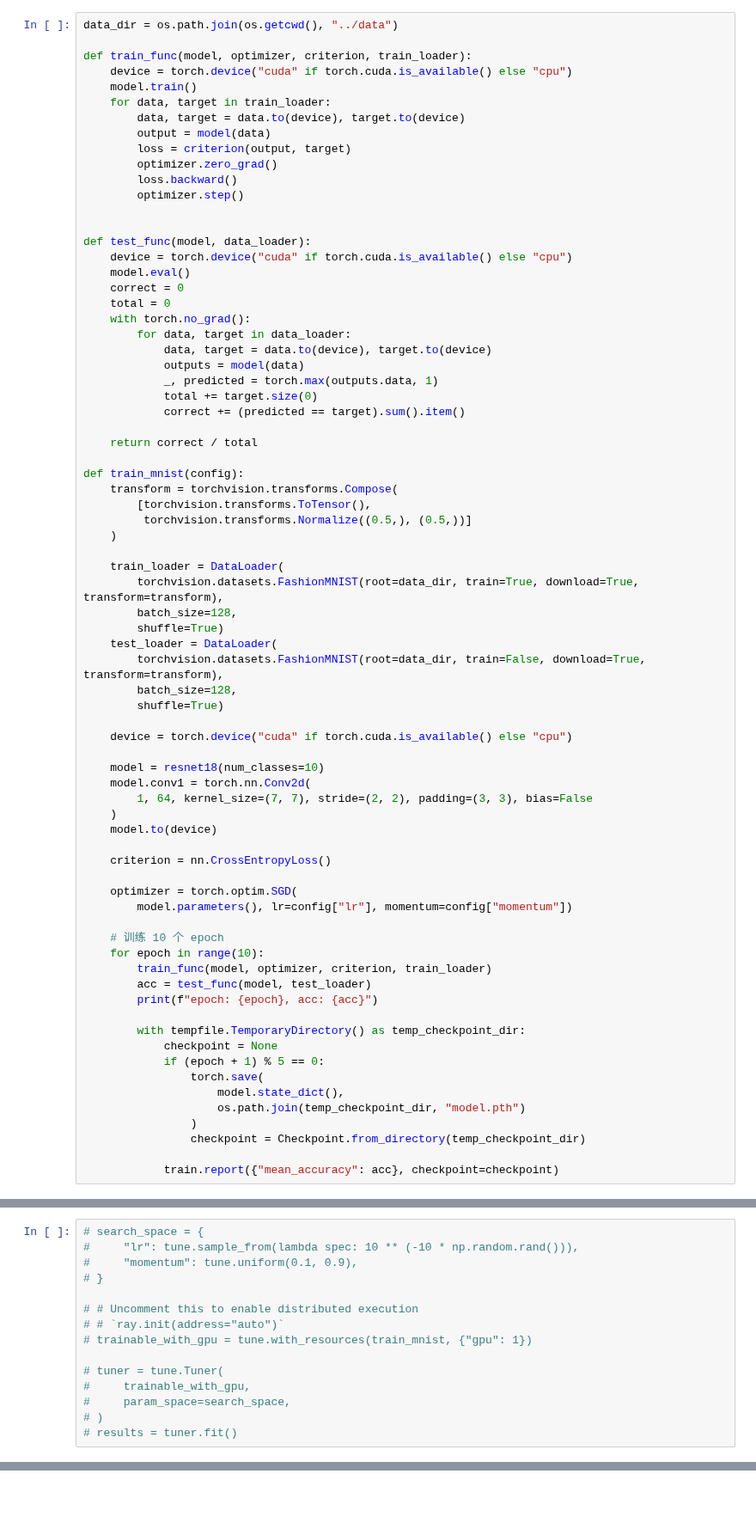
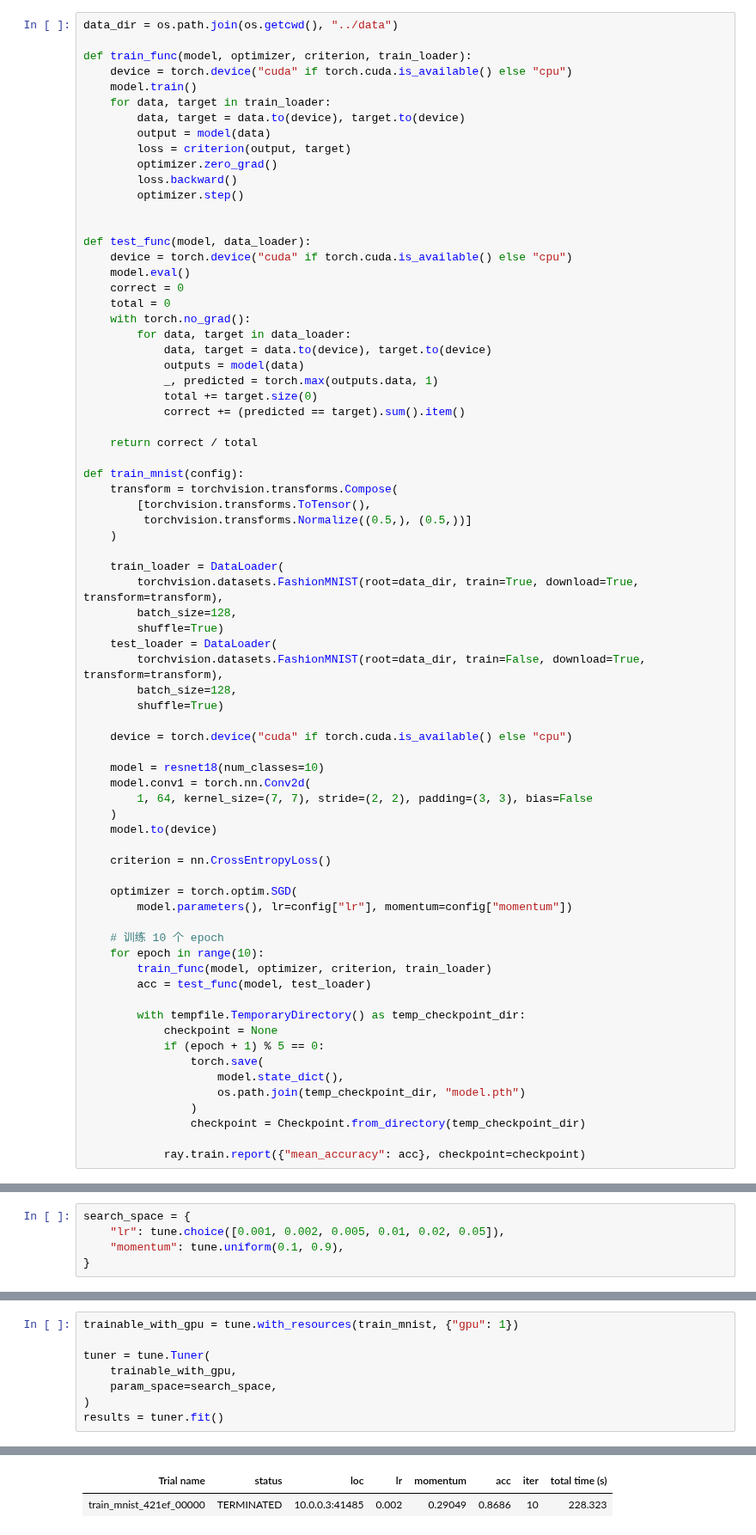
Before and after one commit to godaai/scale-py-zh, a Jupyter notebook: ch-ray-train-tune/ray-tune.ipynb, the cells around one changed output, grey strips where cells are left out. Shown at 86% size. Drawn from its saved outputs; the diff is of its cells as text; blank space fills up the shorter version.

Commit message:
ray train tune

```diff
--- a/ch-ray-train-tune/ray-tune.ipynb
+++ b/ch-ray-train-tune/ray-tune.ipynb
@@ -76,7 +118,6 @@ def train_mnist(config):
     for epoch in range(10):
         train_func(model, optimizer, criterion, train_loader)
         acc = test_func(model, test_loader)
-        print(f"epoch: {epoch}, acc: {acc}")
 
         with tempfile.TemporaryDirectory() as temp_checkpoint_dir:
             checkpoint = None
@@ -87,4 +128,4 @@ def train_mnist(config):
                 )
                 checkpoint = Checkpoint.from_directory(temp_checkpoint_dir)
 
-            train.report({"mean_accuracy": acc}, checkpoint=checkpoint)
+            ray.train.report({"mean_accuracy": acc}, checkpoint=checkpoint)
@@ -90,0 +136,5 @@ def train_mnist(config):
+# %%
+search_space = {
+    "lr": tune.choice([0.001, 0.002, 0.005, 0.01, 0.02, 0.05]),
+    "momentum": tune.uniform(0.1, 0.9),
+}
@@ -91,15 +147,9 @@ def train_mnist(config):
 # %%
-# search_space = {
-#     "lr": tune.sample_from(lambda spec: 10 ** (-10 * np.random.rand())),
-#     "momentum": tune.uniform(0.1, 0.9),
-# }
+trainable_with_gpu = tune.with_resources(train_mnist, {"gpu": 1})
 
-# # Uncomment this to enable distributed execution
-# # `ray.init(address="auto")`
-# trainable_with_gpu = tune.with_resources(train_mnist, {"gpu": 1})
-
-# tuner = tune.Tuner(
-#     trainable_with_gpu,
-#     param_space=search_space,
-# )
-# results = tuner.fit()
+tuner = tune.Tuner(
+    trainable_with_gpu,
+    param_space=search_space,
+)
+results = tuner.fit()
+# %% [output]
@@ -105,0 +164,2 @@ def train_mnist(config):
+| Trial name | status | loc | lr | momentum | acc | iter | total time (s) |
+| train_mnist_421ef_00000 | TERMINATED | 10.0.0.3:41485 | 0.002 | 0.29049 | 0.8686 | 10 | 228.323 |
```
Also changed, not shown: parts of 11 cells of this notebook, 7 other files.
